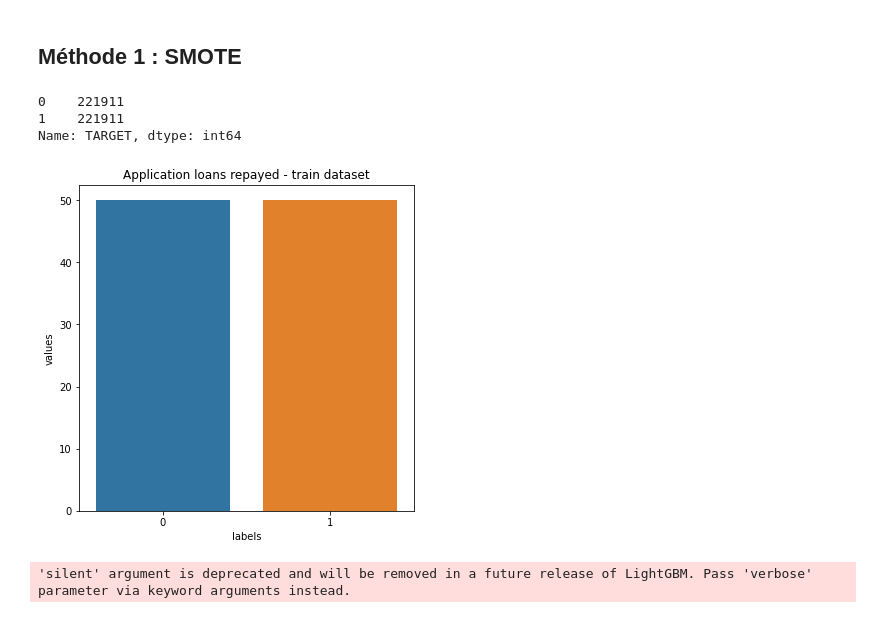
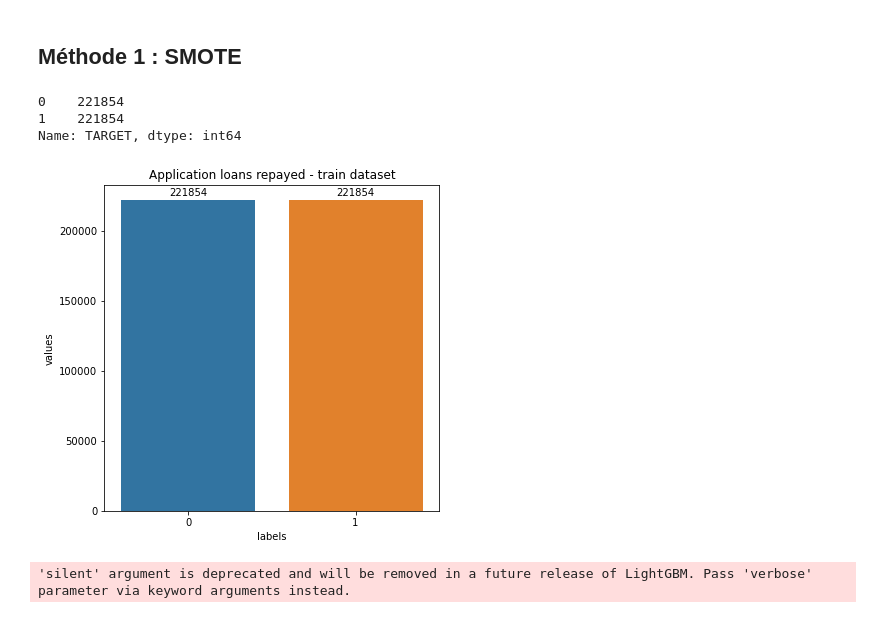
Before and after one commit to mohamedtrabis/Projet-7-Implementez-un-modele-de-scoring, a Jupyter notebook: P7_01_dashboard.ipynb, the cells around one changed output. Saved outputs shown, nothing was run; the diff lists cells and outputs as text; code cells hidden in the pictures.

```diff
--- a/P7_01_dashboard.ipynb
+++ b/P7_01_dashboard.ipynb
@@ -2291,3 +2358,6 @@ shap.summary_plot(shap_values, X_train)
 # <font color='blue'/>**Modèle LightGBM**
 
 ---
+# %%
+df_train1 = pd.read_csv("df_train1.csv")
+df_train1 = reduce_mem_usage(df_train1)
@@ -2310,4 +2375,5 @@ Index(['SK_ID_CURR', 'TARGET', 'NAME_CONTRACT_TYPE', 'CODE_GENDER',
 # %% [markdown]
 Splitter les données en train et test
 # %%
-X_train, X_test, y_train, y_test = train_test_split(X, y, test_size = 0.2, random_state=10,shuffle=df_train1['TARGET'])
+# X_train, X_test, y_train, y_test = train_test_split(X, y, test_size = 0.2, random_state=10,shuffle=df_train1['TARGET'])
+X_train, X_test, y_train, y_test = train_test_split(X, y, test_size=0.3, random_state=2020)
@@ -2317,2 +2379,0 @@ lgbm_clf = lgbm.LGBMClassifier()
-# %%
-lgbm_clf.fit(X_train, y_train)
@@ -2320,0 +2414,3 @@ LGBMClassifier()
+# %%
+lgbm_clf.fit(X_train, y_train, eval_set=[(X_train, y_train), (X_test, y_test)], eval_metric= 'auc', verbose= 100,
+                early_stopping_rounds= 200)
@@ -2464,33 +2878,33 @@ x_smote, y_smote = smote.fit_resample(X_train, y_train)
 
 y_smote.value_counts()
 # %% [output]
-0    221911
-1    221911
+0    221854
+1    221854
 Name: TARGET, dtype: int64
 # %%
 temp = y_smote.value_counts()
 df = pd.DataFrame({'labels': temp.index,
-                   'values': (temp.values/temp.sum())*100
+                   'values': temp.values
                   })
 plt.figure(figsize = (6,6))
 plt.title('Application loans repayed - train dataset')
 sns.set_color_codes("pastel")
 ax = sns.barplot(x = 'labels', y="values", data=df)
 locs, labels = plt.xticks()
 
-## Ajouter les annotations sur les barres
-# for p in ax.patches:
-#     width, height = p.get_width(), p.get_height()
-#     x, y = p.get_xy()
-#     plt.annotate("%.2f" % p.get_height() + '%',
-#                 (p.get_x()+p.get_width()/2, p.get_height()),
-#                 ha='center',
-#                 va='center',
-#                 xytext=(0, 8),
-#                 textcoords='offset points',
-#                 fontsize = 10,
-#                 )
-# plt.show()
+# Ajouter les annotations sur les barres
+for p in ax.patches:
+    width, height = p.get_width(), p.get_height()
+    x, y = p.get_xy()
+    plt.annotate("%.0f" % p.get_height(),
+                (p.get_x()+p.get_width()/2, p.get_height()),
+                ha='center',
+                va='center',
+                xytext=(0, 8),
+                textcoords='offset points',
+                fontsize = 10,
+                )
+plt.show()
 # %% [output]
-[figure, old version]
+[figure, new version]
 # %%
```
Also changed, not shown: parts of 209 cells of this notebook.
